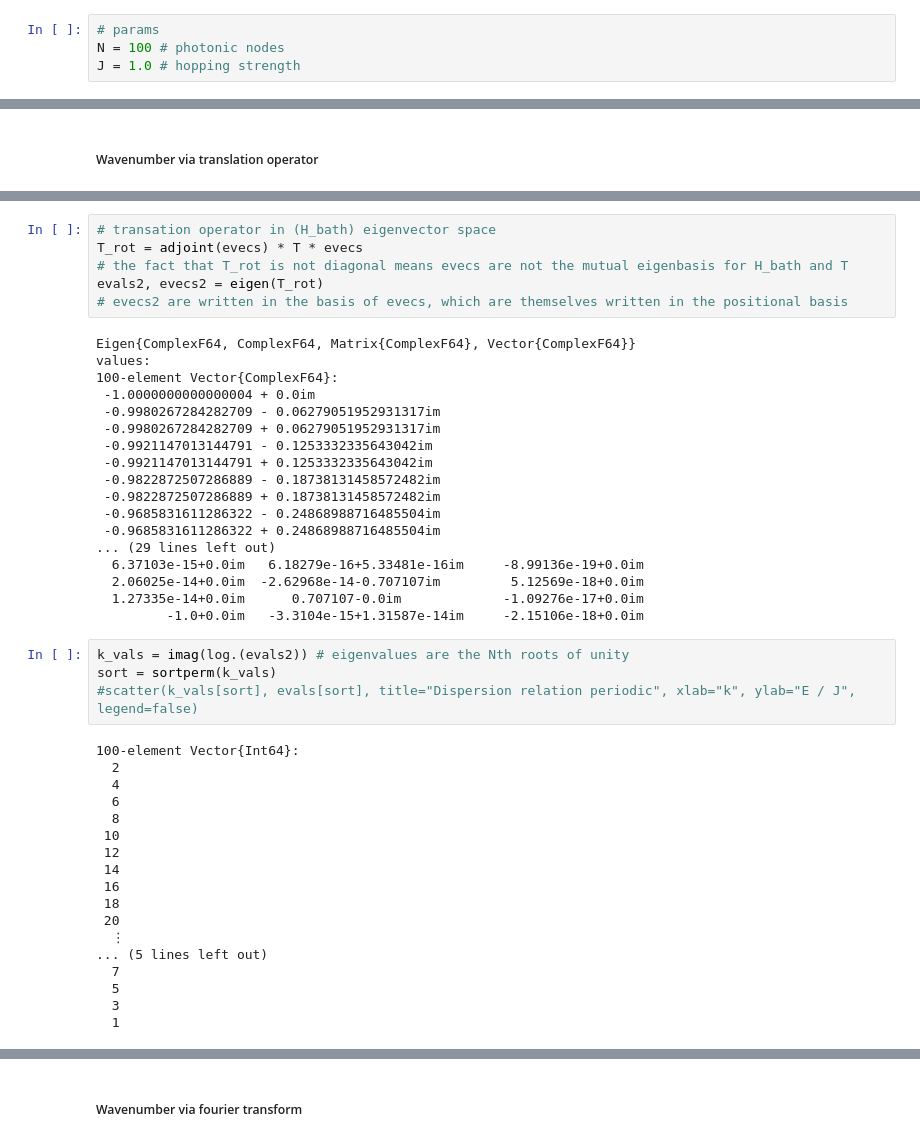
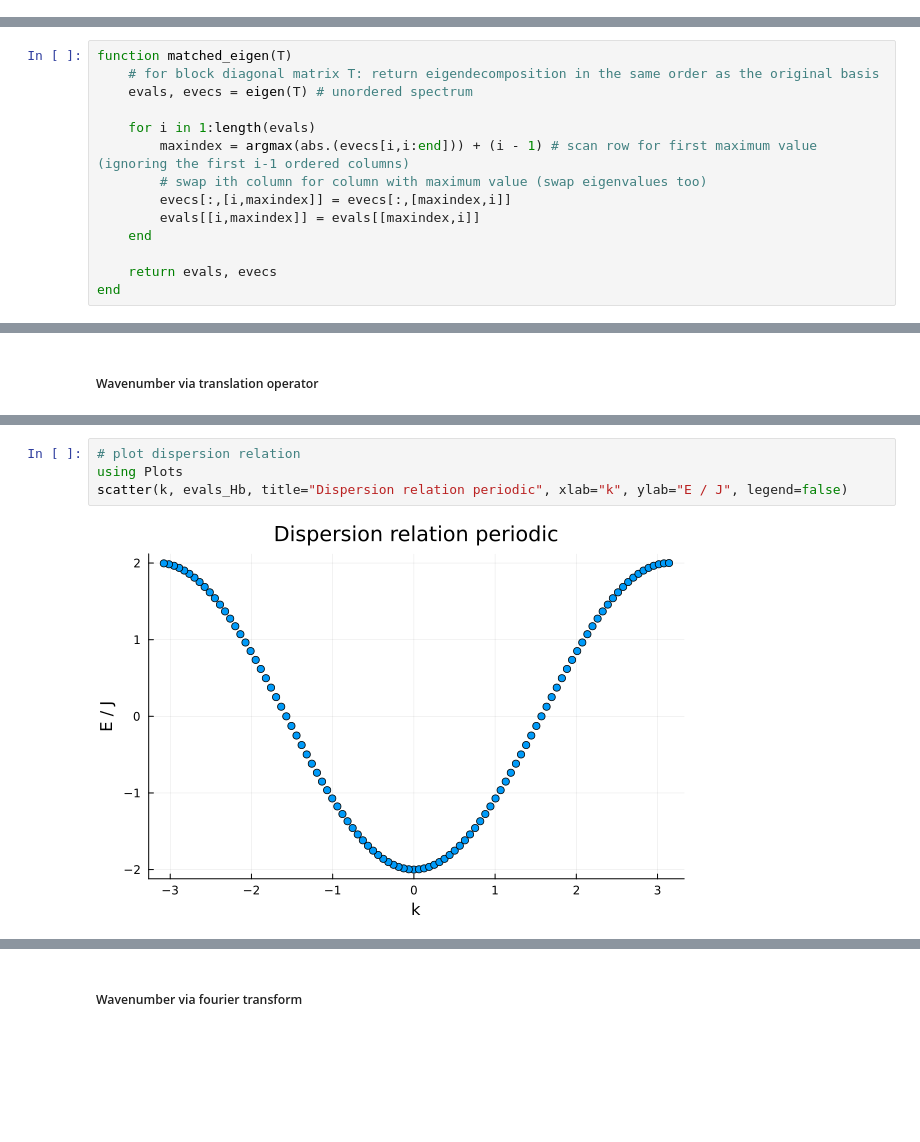
Before and after one commit to spaniego/SergioPhDRepo, a Jupyter notebook: 1d_photonic.ipynb, the cells around one changed output, grey strips where cells are left out. Cells and saved outputs as stored; diff of their text form; blank space fills up the shorter version.

```diff
--- a/1d_photonic.ipynb
+++ b/1d_photonic.ipynb
@@ -12,4 +9,0 @@ using Polynomials
-# %%
-# params
-N = 100 # photonic nodes
-J = 1.0 # hopping strength
@@ -58,0 +37,14 @@ values:
+# %%
+function matched_eigen(T)
+    # for block diagonal matrix T: return eigendecomposition in the same order as the original basis
+    evals, evecs = eigen(T) # unordered spectrum
+
+    for i in 1:length(evals)
+        maxindex = argmax(abs.(evecs[i,i:end])) + (i - 1) # scan row for first maximum value (ignoring the first i-1 ordered columns)
+        # swap ith column for column with maximum value (swap eigenvalues too)
+        evecs[:,[i,maxindex]] = evecs[:,[maxindex,i]]
+        evals[[i,maxindex]] = evals[[maxindex,i]]
+    end
+
+    return evals, evecs
+end
@@ -80,46 +136,6 @@ end
-# %%
-# transation operator in (H_bath) eigenvector space
-T_rot = adjoint(evecs) * T * evecs
-# the fact that T_rot is not diagonal means evecs are not the mutual eigenbasis for H_bath and T
-evals2, evecs2 = eigen(T_rot)
-# evecs2 are written in the basis of evecs, which are themselves written in the positional basis
-# %% [output]
-Eigen{ComplexF64, ComplexF64, Matrix{ComplexF64}, Vector{ComplexF64}}
-values:
-100-element Vector{ComplexF64}:
- -1.0000000000000004 + 0.0im
- -0.9980267284282709 - 0.06279051952931317im
- -0.9980267284282709 + 0.06279051952931317im
- -0.9921147013144791 - 0.1253332335643042im
- -0.9921147013144791 + 0.1253332335643042im
- -0.9822872507286889 - 0.18738131458572482im
- -0.9822872507286889 + 0.18738131458572482im
- -0.9685831611286322 - 0.24868988716485504im
- -0.9685831611286322 + 0.24868988716485504im
-... (29 lines left out)
-  6.37103e-15+0.0im   6.18279e-16+5.33481e-16im     -8.99136e-19+0.0im
-  2.06025e-14+0.0im  -2.62968e-14-0.707107im         5.12569e-18+0.0im
-  1.27335e-14+0.0im      0.707107-0.0im             -1.09276e-17+0.0im
-         -1.0+0.0im   -3.3104e-15+1.31587e-14im     -2.15106e-18+0.0im
 # %%
-k_vals = imag(log.(evals2)) # eigenvalues are the Nth roots of unity
-sort = sortperm(k_vals)
-#scatter(k_vals[sort], evals[sort], title="Dispersion relation periodic", xlab="k", ylab="E / J", legend=false)
+# plot dispersion relation
+using Plots
+scatter(k, evals_Hb, title="Dispersion relation periodic", xlab="k", ylab="E / J", legend=false)
 # %% [output]
-100-element Vector{Int64}:
-  2
-  4
-  6
-  8
- 10
- 12
- 14
- 16
- 18
- 20
-  ⋮
-... (5 lines left out)
-  7
-  5
-  3
-  1
+[figure, added]
```
Also changed, not shown: parts of 30 cells of this notebook.
